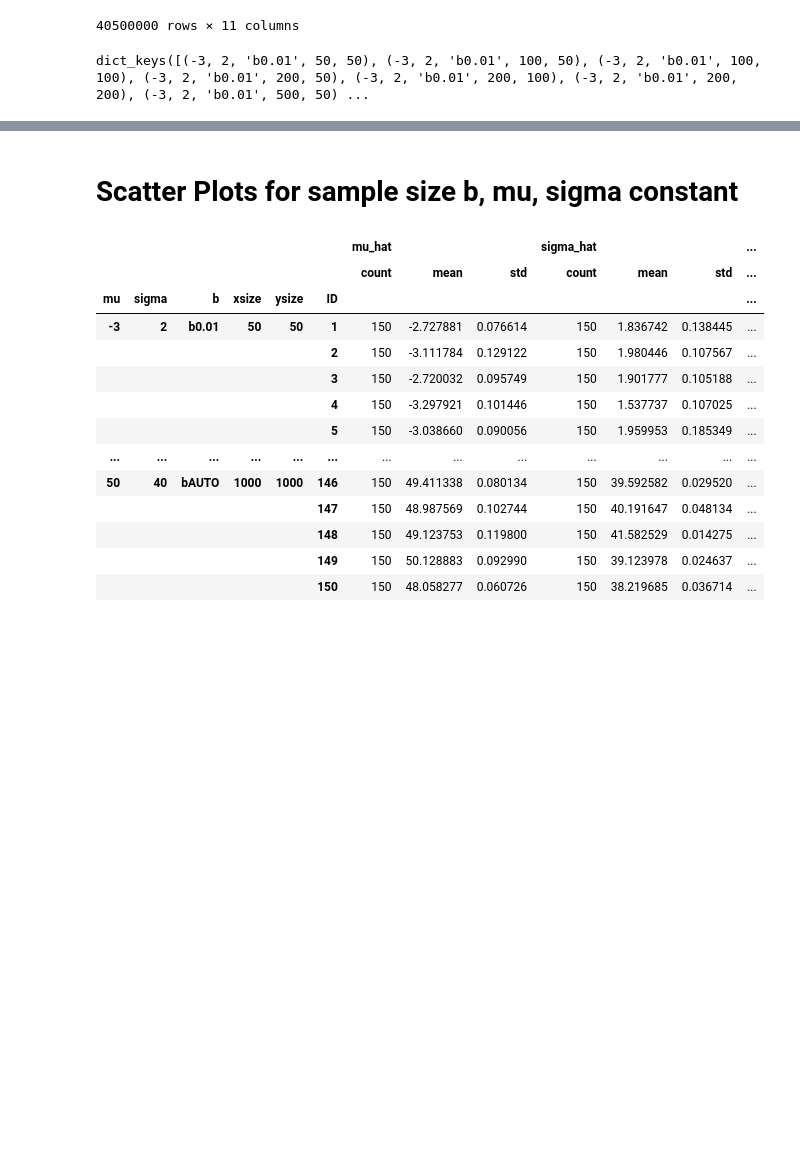
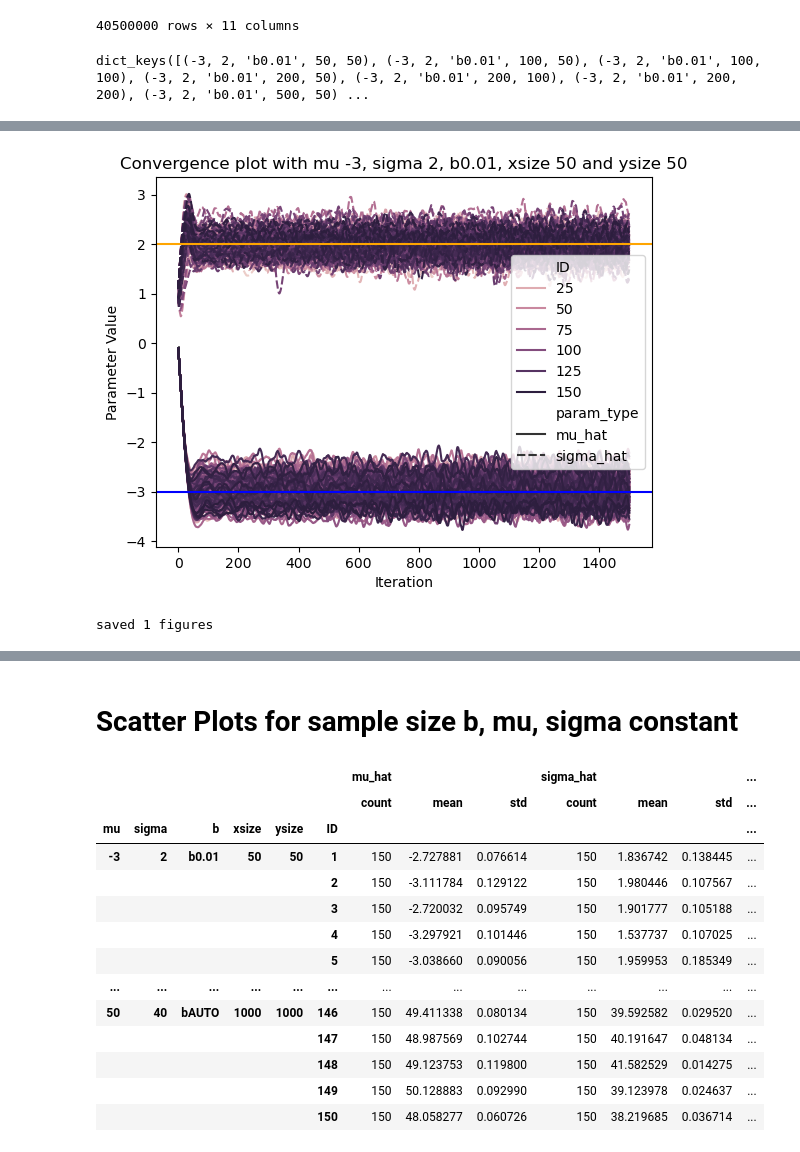
Before and after one commit to GiantDwarf42/master_thesis2, a Jupyter notebook: Gaussian_Data_Analysis.ipynb, the cells around one changed output, grey strips where cells are left out. Cells and saved outputs as stored; diff of their text form; code cells hidden in the pictures; blank space fills up the shorter version.

```diff
--- a/Gaussian_Data_Analysis.ipynb
+++ b/Gaussian_Data_Analysis.ipynb
@@ -500,0 +390,34 @@ saved 180 figures
+# %%
+# go through the different simulation runs => 180
+counter = 0
+for mu, sigma, b, xsize, ysize in param_combinations:
+
+	simulations_df = df[(df["mu"]==mu) & (df["sigma"]==sigma)
+		     & (df["b"]==b) & (df["xsize"]==xsize) & (df["ysize"]==ysize)]
+
+	melted_df = simulations_df.melt(id_vars=["ID", "Iteration"],
+		    value_vars=["mu_hat","sigma_hat"],
+		    var_name = "param_type",
+		    value_name = "param_value")
+
+	sns.lineplot(data=melted_df, x='Iteration', y='param_value', hue='ID', style='param_type')
+
+	plt.axhline(y=mu, color="blue")
+	plt.axhline(y=sigma, color="orange")
+	plt.ylabel("Parameter Value")
+
+	plt.title(f"Convergence plot with mu {mu}, sigma {sigma}, {b}, xsize {xsize} and ysize {ysize}")
+
+	file_name = f"mu{mu}_sigma{sigma}_b{b}_xsize{xsize}_ysize{ysize}.png"
+	#plt.savefig(f"{saving_path_convergence}\{file_name}")
+	plt.show()
+	plt.close()
+
+	counter += 1
+
+	print(f"saved {counter} figures")
+
+	break
+# %% [output]
+[figure, added]
+saved 1 figures
```
Also changed, not shown: parts of 24 cells of this notebook.
